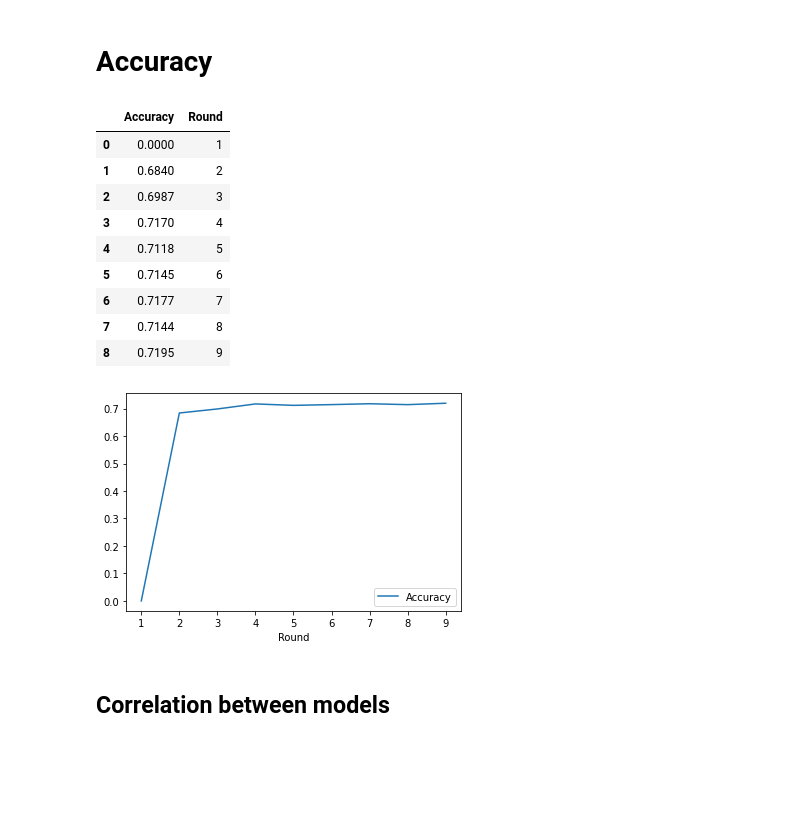
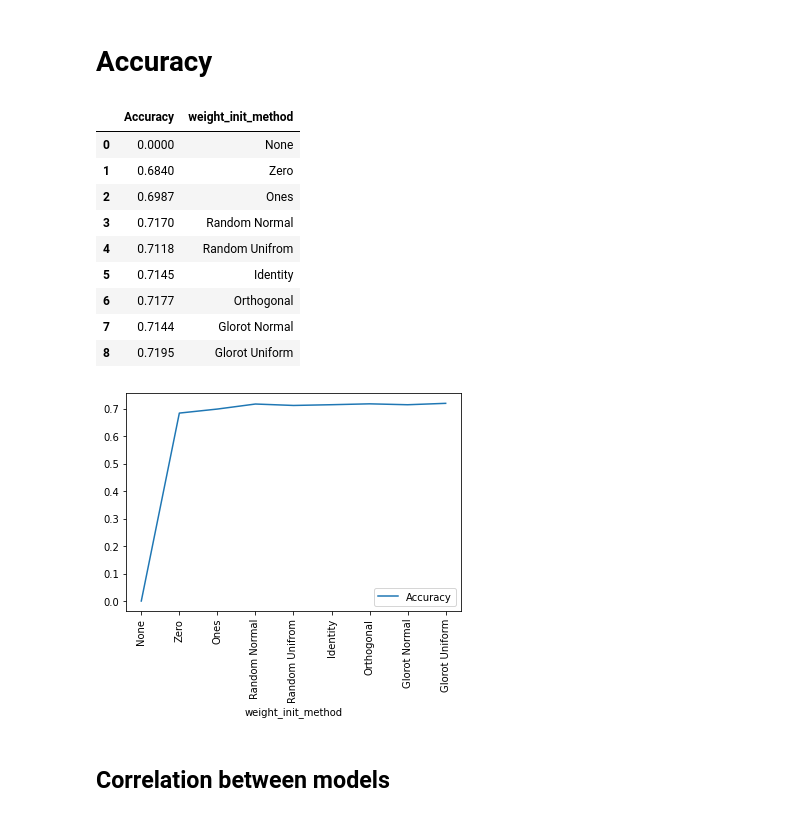
Before and after one commit to SjoerdC/NaturalComputing, a Jupyter notebook: Project/weight_int_FashionMNIST.ipynb, the cells around one changed output. Cells and saved outputs as stored; diff of their text form; code cells hidden in the pictures; blank space fills up the shorter version.

```diff
--- a/Project/weight_int_FashionMNIST.ipynb
+++ b/Project/weight_int_FashionMNIST.ipynb
@@ -111,7 +111,7 @@ def predict(models):
 # %%
 models = []
 accuracies = [0]
-initializer = ["Zero","Ones","Random Normal","Random Unifrom","Identity","Orthogonal","Glorot Normal","Glorot Uniform"]
+initializer = ["Zero","Ones","Random Normal","Random Uniform","Identity","Orthogonal","Glorot Normal","Glorot Uniform"]
 for i in range(len(initializer)):
 
     print(f"Train model {i}")
@@ -301,29 +301,30 @@ Model: 7 added. Resulting score: 0.7195
 # Accuracy
 # %%
 accuracy_df = pd.DataFrame(accuracies, columns=["Accuracy"])
-accuracy_df.insert(1, "Round", accuracy_df.index + 1)
-
+initializer.insert(0, "None")
+accuracy_df["weight_init_method"] = initializer
 display(accuracy_df)
 
 accuracy_df.to_csv(PATH + MODEL_NAME + "_accuracy.csv")
 # %% [output]
-|  | Accuracy | Round |
-| 0 | 0.0000 | 1 |
-| 1 | 0.6840 | 2 |
-| 2 | 0.6987 | 3 |
-| 3 | 0.7170 | 4 |
-| 4 | 0.7118 | 5 |
-| 5 | 0.7145 | 6 |
-| 6 | 0.7177 | 7 |
-| 7 | 0.7144 | 8 |
-| 8 | 0.7195 | 9 |
+|  | Accuracy | weight_init_method |
+| 0 | 0.0000 | None |
+| 1 | 0.6840 | Zero |
+| 2 | 0.6987 | Ones |
+| 3 | 0.7170 | Random Normal |
+| 4 | 0.7118 | Random Unifrom |
+| 5 | 0.7145 | Identity |
+| 6 | 0.7177 | Orthogonal |
+| 7 | 0.7144 | Glorot Normal |
+| 8 | 0.7195 | Glorot Uniform |
 # %%
 import matplotlib.pyplot as plt
 
-accuracy_df.plot(x="Round", y="Accuracy", xticks=accuracy_df["Round"])
+accuracy_df.plot(x="weight_init_method", y="Accuracy",rot = 90)
+
 plt.show()
 # %% [output]
-[figure, old version]
+[figure, new version]
 # %% [markdown]
 ## Correlation between models
 # %%
```
